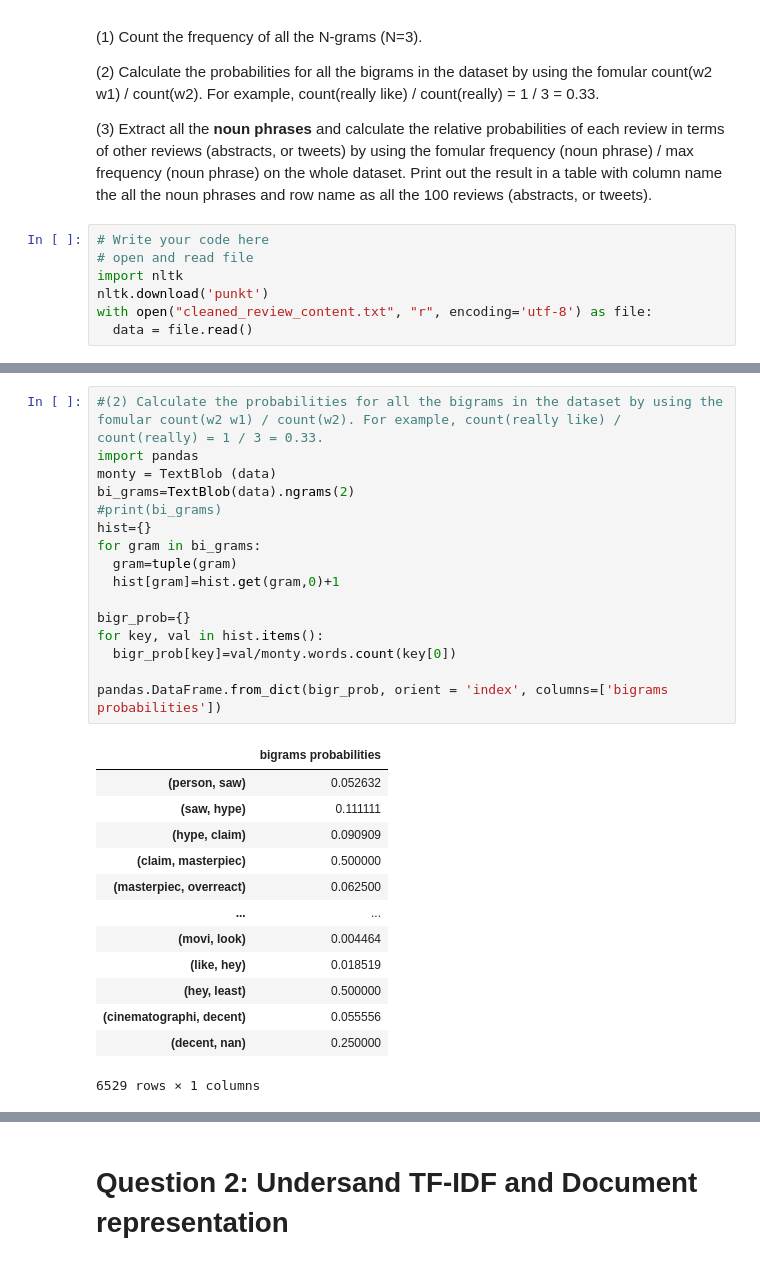
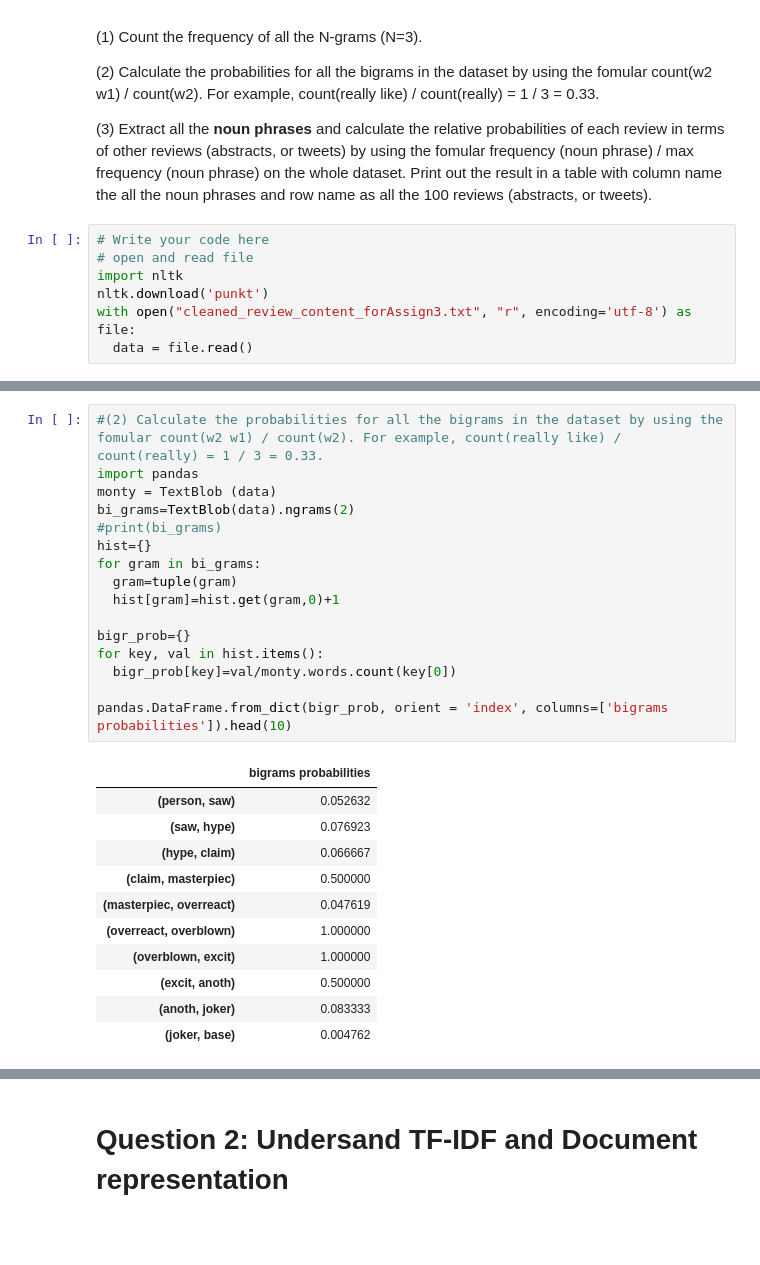
Before and after one commit to HuyenNguyenHelen/Huyen_INFO5731_Spring2020, a Jupyter notebook: INFO5731_Assignment_Three.ipynb, the cells around one changed output, grey strips where cells are left out. Saved outputs shown, nothing was run; the diff lists cells and outputs as text; blank space fills up the shorter version.

```diff
--- a/INFO5731_Assignment_Three.ipynb
+++ b/INFO5731_Assignment_Three.ipynb
@@ -19,7 +19,7 @@ In this assignment, you are required to conduct information extraction, semantic
 # open and read file
 import nltk
 nltk.download('punkt')
-with open("cleaned_review_content.txt", "r", encoding='utf-8') as file:
+with open("cleaned_review_content_forAssign3.txt", "r", encoding='utf-8') as file:
   data = file.read()
 # %% [output]
 [nltk_data] Downloading package punkt to /root/nltk_data...
@@ -53,33 +53,31 @@ pandas.DataFrame.from_dict(hist, orient = 'index', columns=['tri-grams frequency
 # %%
 #(2) Calculate the probabilities for all the bigrams in the dataset by using the fomular count(w2 w1) / count(w2). For example, count(really like) / count(really) = 1 / 3 = 0.33.
 import pandas
 monty = TextBlob (data)
 bi_grams=TextBlob(data).ngrams(2)
 #print(bi_grams)
 hist={}
 for gram in bi_grams:
   gram=tuple(gram)
   hist[gram]=hist.get(gram,0)+1
 
 bigr_prob={}
 for key, val in hist.items():
   bigr_prob[key]=val/monty.words.count(key[0])
 
-pandas.DataFrame.from_dict(bigr_prob, orient = 'index', columns=['bigrams probabilities'])
+pandas.DataFrame.from_dict(bigr_prob, orient = 'index', columns=['bigrams probabilities']).head(10)
 # %% [output]
 |  | bigrams probabilities |
 | (person, saw) | 0.052632 |
-| (saw, hype) | 0.111111 |
-| (hype, claim) | 0.090909 |
+| (saw, hype) | 0.076923 |
+| (hype, claim) | 0.066667 |
 | (claim, masterpiec) | 0.500000 |
-| (masterpiec, overreact) | 0.062500 |
-| ... | ... |
-| (movi, look) | 0.004464 |
-| (like, hey) | 0.018519 |
-| (hey, least) | 0.500000 |
-| (cinematographi, decent) | 0.055556 |
-| (decent, nan) | 0.250000 |
+| (masterpiec, overreact) | 0.047619 |
+| (overreact, overblown) | 1.000000 |
+| (overblown, excit) | 1.000000 |
+| (excit, anoth) | 0.500000 |
+| (anoth, joker) | 0.083333 |
+| (joker, base) | 0.004762 |
-6529 rows × 1 columns
 # %%
 #(3) Extract all the noun phrases and calculate the relative probabilities of each review in terms of other reviews (abstracts, or tweets) by using the fomular frequency (noun phrase) / max frequency (noun phrase) on the whole dataset. Print out the result in a table with column name the all the noun phrases and row name as all the 100 reviews (abstracts, or tweets).
 # Extract all the noun phrases
```
Also changed, not shown: parts of 9 cells of this notebook.
